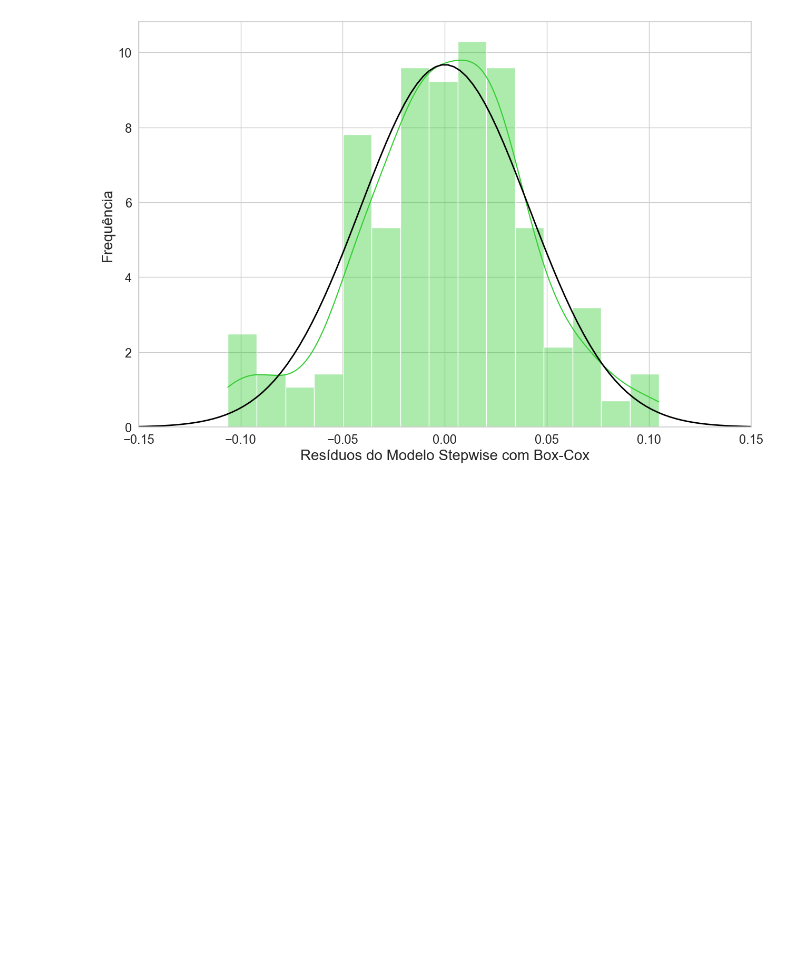
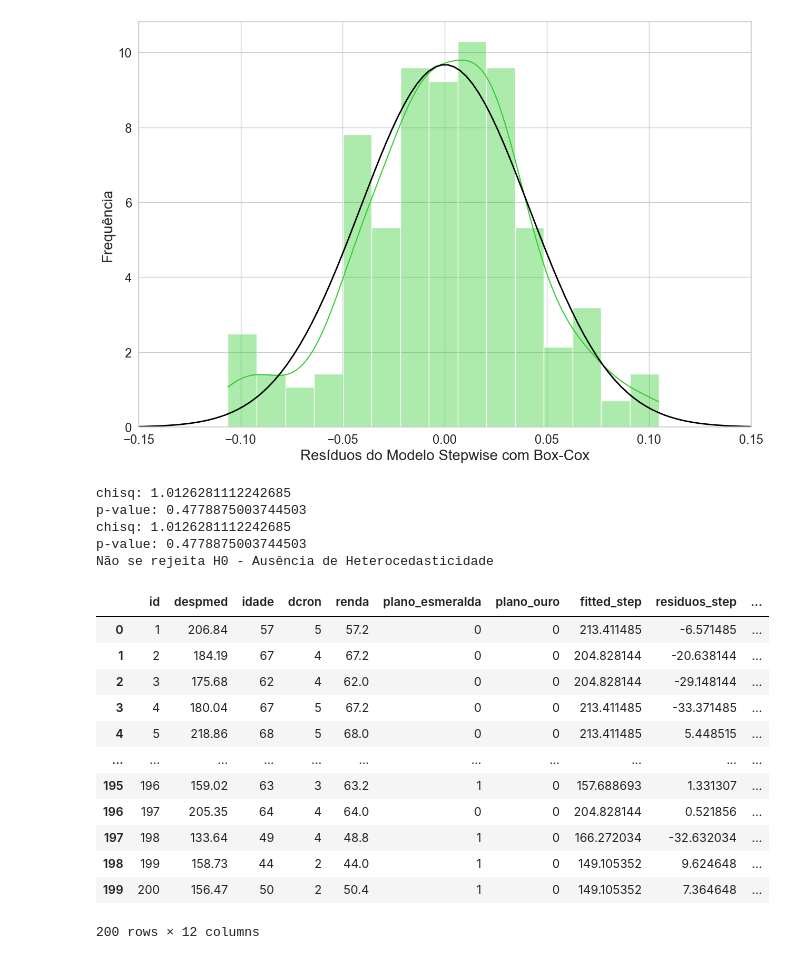
Before and after one commit to DavideDaSilva/Data-Science, a Jupyter notebook: Supervised Machine Learning/Análise de Regressao Simples e Multipla/Regressao Nao Linear Multipla Com Dummies - Plano de Saude/PlanoDeSaude.ipynb, the cells around one changed output. Saved outputs shown, nothing was run; the diff lists cells and outputs as text; code cells hidden in the pictures; blank space fills up the shorter version.

Commit message:
#20-Adicionando fitted values e resíduos do 'modelo_step_bc_planosaude' no dataframe

```diff
--- a/Supervised Machine Learning/Análise de Regressao Simples e Multipla/Regressao Nao Linear Multipla Com Dummies - Plano de Saude/PlanoDeSaude.ipynb
+++ b/Supervised Machine Learning/Análise de Regressao Simples e Multipla/Regressao Nao Linear Multipla Com Dummies - Plano de Saude/PlanoDeSaude.ipynb
@@ -512,3 +512,42 @@ plt.yticks(fontsize=17)
 plt.show()
 # %% [output]
 [figure]
+# %%
+# Teste de Breusch-Pagan para diagnóstico de heterocedasticidade no 'modelo_step_bc_planosaude'
+
+breusch_pagan_test(modelo_step_bc_planosaude)
+
+# Interpretação
+teste_bp = breusch_pagan_test(modelo_step_bc_planosaude) #criação do objeto 'teste_bp'
+chisq, p = teste_bp #definição dos elementos contidos no objeto 'teste_bp'
+alpha = 0.05 #nível de significância
+if p > alpha:
+    print('Não se rejeita H0 - Ausência de Heterocedasticidade')
+else:
+	print('Rejeita-se H0 - Existência de Heterocedasticidade')
+# %% [output]
+chisq: 1.0126281112242685
+p-value: 0.4778875003744503
+chisq: 1.0126281112242685
+p-value: 0.4778875003744503
+Não se rejeita H0 - Ausência de Heterocedasticidade
+# %%
+# Adicionando fitted values e resíduos do 'modelo_step_bc_planosaude' no dataframe 'df_planosaude_dummies'
+
+df_planosaude_dummies['fitted_step_bc'] = modelo_step_bc_planosaude.fittedvalues
+df_planosaude_dummies['residuos_step_bc'] = modelo_step_bc_planosaude.resid
+df_planosaude_dummies
+# %% [output]
+|  | id | despmed | idade | dcron | renda | plano_esmeralda | plano_ouro | fitted_step | residuos_step | ... |
+| 0 | 1 | 206.84 | 57 | 5 | 57.2 | 0 | 0 | 213.411485 | -6.571485 | ... |
+| 1 | 2 | 184.19 | 67 | 4 | 67.2 | 0 | 0 | 204.828144 | -20.638144 | ... |
+| 2 | 3 | 175.68 | 62 | 4 | 62.0 | 0 | 0 | 204.828144 | -29.148144 | ... |
+| 3 | 4 | 180.04 | 67 | 5 | 67.2 | 0 | 0 | 213.411485 | -33.371485 | ... |
+| 4 | 5 | 218.86 | 68 | 5 | 68.0 | 0 | 0 | 213.411485 | 5.448515 | ... |
+| ... | ... | ... | ... | ... | ... | ... | ... | ... | ... | ... |
+| 195 | 196 | 159.02 | 63 | 3 | 63.2 | 1 | 0 | 157.688693 | 1.331307 | ... |
+| 196 | 197 | 205.35 | 64 | 4 | 64.0 | 0 | 0 | 204.828144 | 0.521856 | ... |
+| 197 | 198 | 133.64 | 49 | 4 | 48.8 | 1 | 0 | 166.272034 | -32.632034 | ... |
+| 198 | 199 | 158.73 | 44 | 2 | 44.0 | 1 | 0 | 149.105352 | 9.624648 | ... |
+| 199 | 200 | 156.47 | 50 | 2 | 50.4 | 1 | 0 | 149.105352 | 7.364648 | ... |
+200 rows × 12 columns
```
